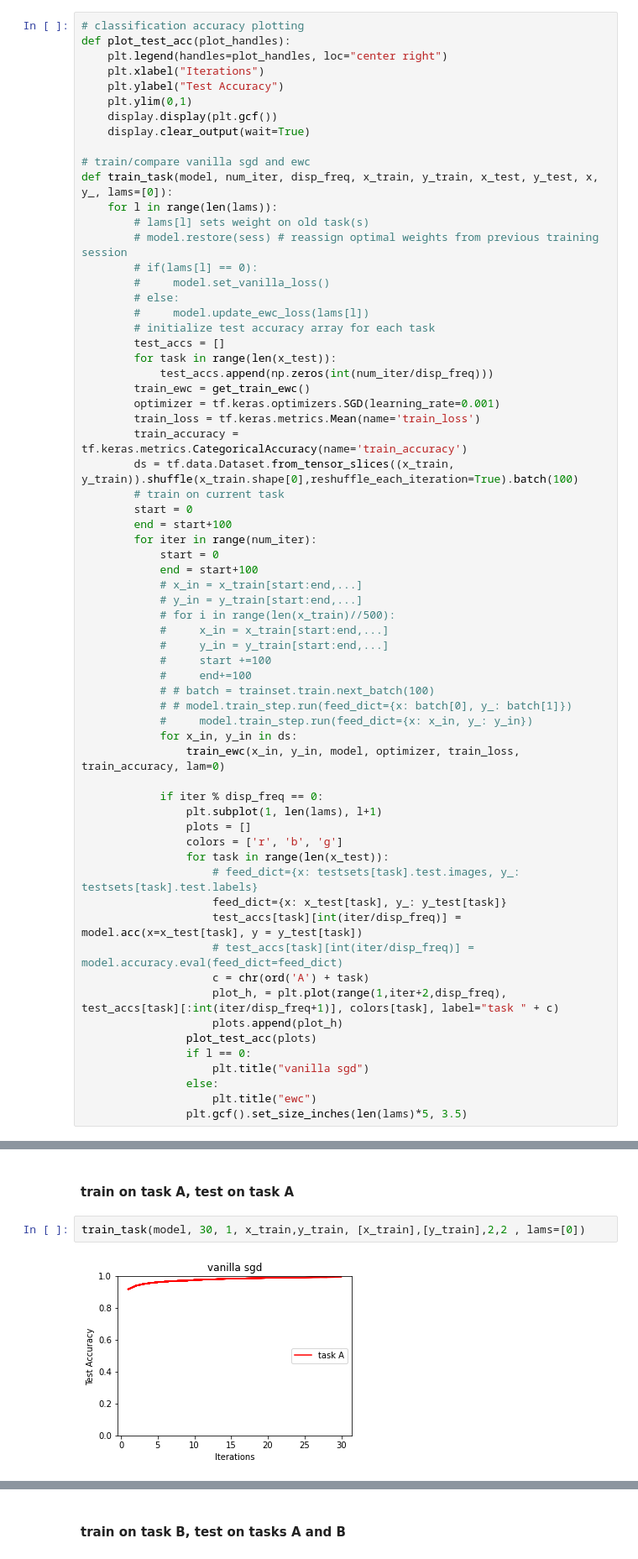
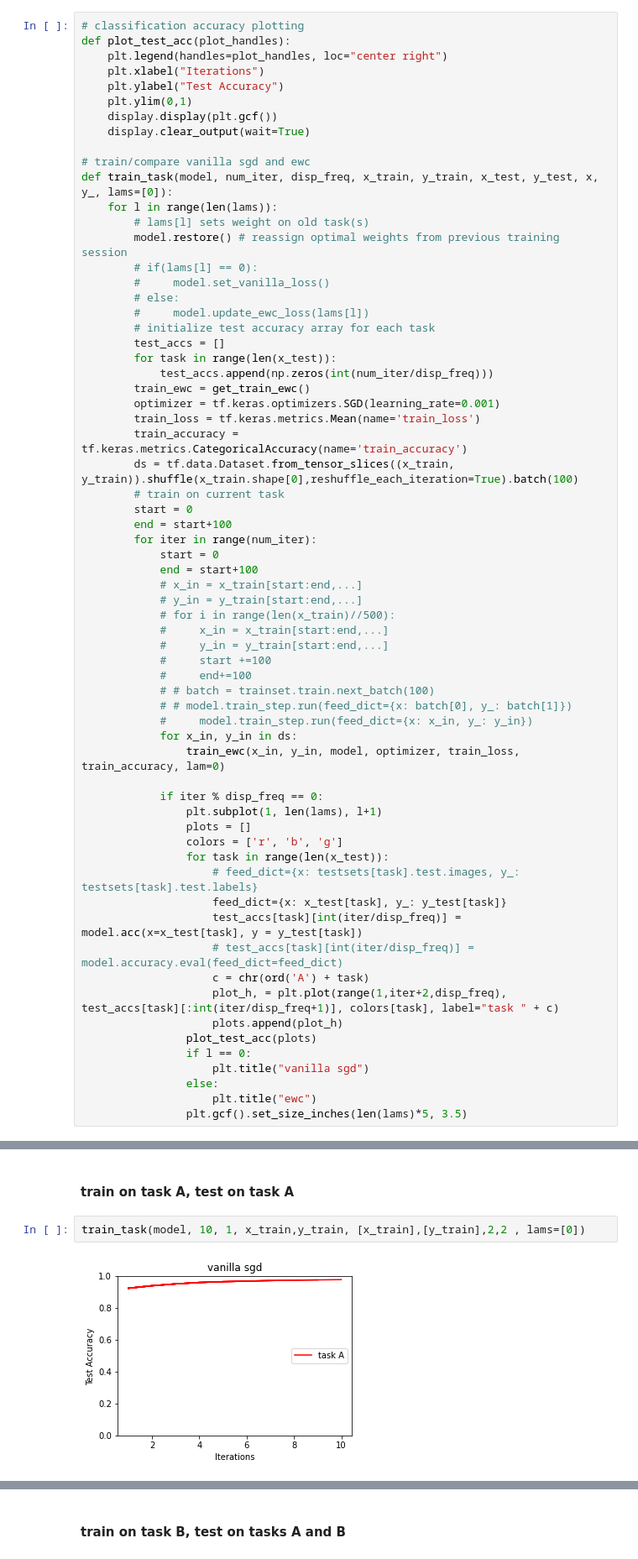
Before and after one commit to yuniteh/overcoming-catastrophic, a Jupyter notebook: experiment.ipynb, the cells around one changed output, grey strips where cells are left out. Shown: that part at 84% size. Cells and saved outputs as stored; diff of their text form.

```diff
--- a/experiment.ipynb
+++ b/experiment.ipynb
@@ -64,7 +64,7 @@ def plot_test_acc(plot_handles):
 def train_task(model, num_iter, disp_freq, x_train, y_train, x_test, y_test, x, y_, lams=[0]):
     for l in range(len(lams)):
         # lams[l] sets weight on old task(s)
-        # model.restore(sess) # reassign optimal weights from previous training session
+        model.restore() # reassign optimal weights from previous training session
         # if(lams[l] == 0):
         #     model.set_vanilla_loss()
         # else:
@@ -130,6 +130,6 @@ model = Model() # simple 2-layer network
 # %% [markdown]
 #### train on task A, test on task A
 # %%
-train_task(model, 30, 1, x_train,y_train, [x_train],[y_train],2,2 , lams=[0])
+train_task(model, 10, 1, x_train,y_train, [x_train],[y_train],2,2 , lams=[0])
 # %% [output]
-[figure, old version]
+[figure, new version]
```
Also changed, not shown: parts of 6 cells of this notebook, 1 other file.
